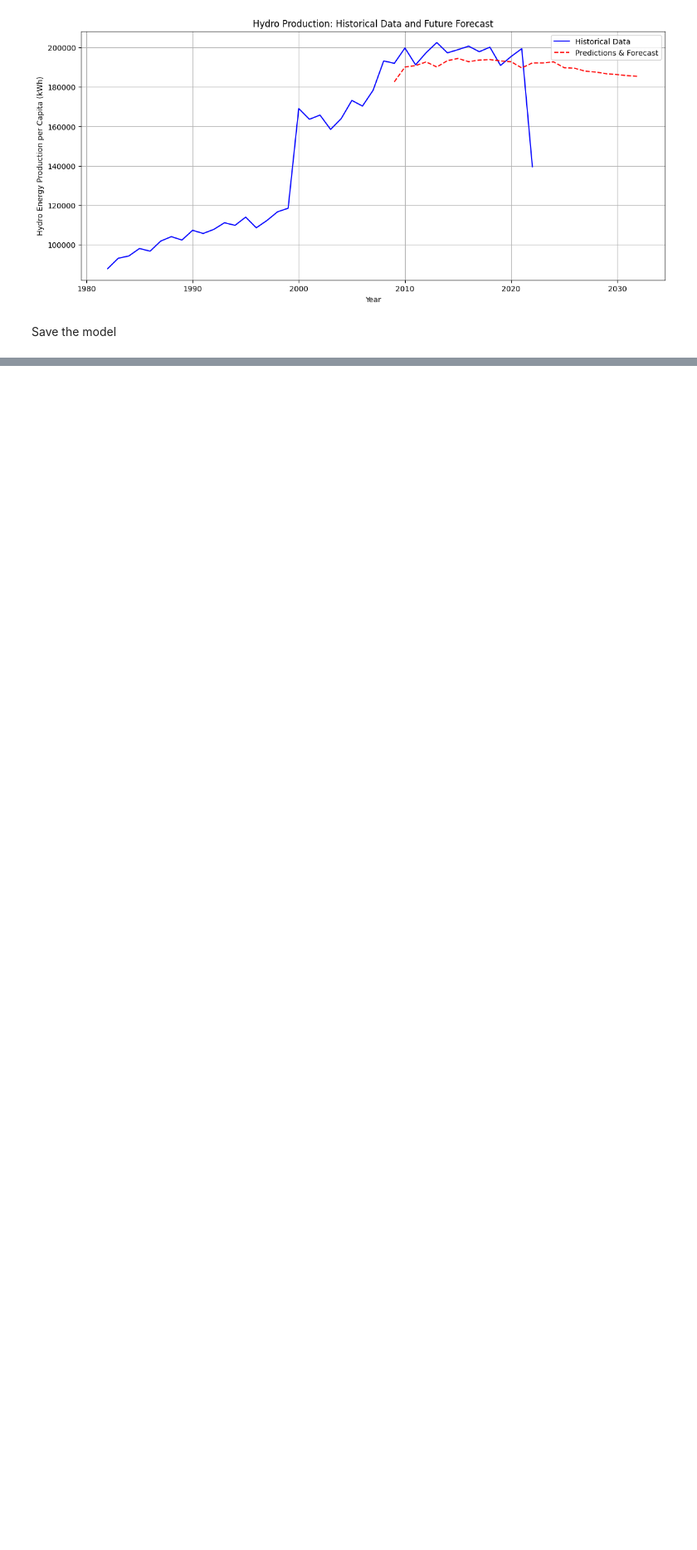
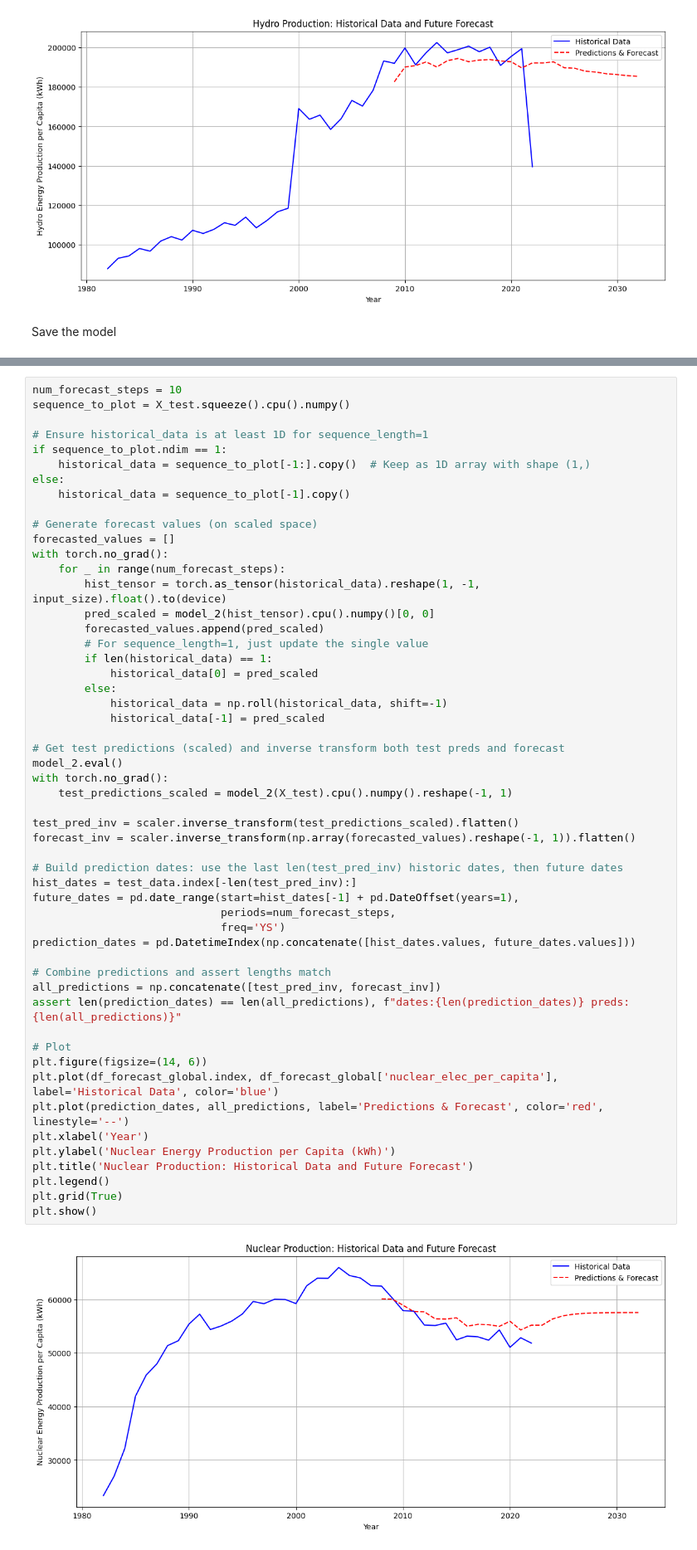
Before and after one commit to KMarsh-code/global-renewable-energy-analysis, a Jupyter notebook: jupyter_notebooks/2_renewable_energy_hypothesis_testing.ipynb, the cells around one changed output, grey strips where cells are left out. Shown at 83% size. Cells and saved outputs as stored; diff of their text form; blank space fills up the shorter version.

```diff
--- a/jupyter_notebooks/2_renewable_energy_hypothesis_testing.ipynb
+++ b/jupyter_notebooks/2_renewable_energy_hypothesis_testing.ipynb
@@ -1173,0 +1458,55 @@ Save the model
+# %%
+num_forecast_steps = 10
+sequence_to_plot = X_test.squeeze().cpu().numpy()
+
+# Ensure historical_data is at least 1D for sequence_length=1
+if sequence_to_plot.ndim == 1:
+    historical_data = sequence_to_plot[-1:].copy()  # Keep as 1D array with shape (1,)
+else:
+    historical_data = sequence_to_plot[-1].copy()
+
+# Generate forecast values (on scaled space)
+forecasted_values = []
+with torch.no_grad():
+    for _ in range(num_forecast_steps):
+        hist_tensor = torch.as_tensor(historical_data).reshape(1, -1, input_size).float().to(device)
+        pred_scaled = model_2(hist_tensor).cpu().numpy()[0, 0]
+        forecasted_values.append(pred_scaled)
+        # For sequence_length=1, just update the single value
+        if len(historical_data) == 1:
+            historical_data[0] = pred_scaled
+        else:
+            historical_data = np.roll(historical_data, shift=-1)
+            historical_data[-1] = pred_scaled
+
+# Get test predictions (scaled) and inverse transform both test preds and forecast
+model_2.eval()
+with torch.no_grad():
+    test_predictions_scaled = model_2(X_test).cpu().numpy().reshape(-1, 1)
+
+test_pred_inv = scaler.inverse_transform(test_predictions_scaled).flatten()
+forecast_inv = scaler.inverse_transform(np.array(forecasted_values).reshape(-1, 1)).flatten()
+
+# Build prediction dates: use the last len(test_pred_inv) historic dates, then future dates
+hist_dates = test_data.index[-len(test_pred_inv):]
+future_dates = pd.date_range(start=hist_dates[-1] + pd.DateOffset(years=1),
+                             periods=num_forecast_steps,
+                             freq='YS')
+prediction_dates = pd.DatetimeIndex(np.concatenate([hist_dates.values, future_dates.values]))
+
+# Combine predictions and assert lengths match
+all_predictions = np.concatenate([test_pred_inv, forecast_inv])
+assert len(prediction_dates) == len(all_predictions), f"dates:{len(prediction_dates)} preds:{len(all_predictions)}"
+
+# Plot
+plt.figure(figsize=(14, 6))
+plt.plot(df_forecast_global.index, df_forecast_global['nuclear_elec_per_capita'], label='Historical Data', color='blue')
+plt.plot(prediction_dates, all_predictions, label='Predictions & Forecast', color='red', linestyle='--')
+plt.xlabel('Year')
+plt.ylabel('Nuclear Energy Production per Capita (kWh)')
+plt.title('Nuclear Production: Historical Data and Future Forecast')
+plt.legend()
+plt.grid(True)
+plt.show()
+# %% [output]
+[figure, added]
```
Also changed, not shown: parts of 39 cells of this notebook, 1 other file.
